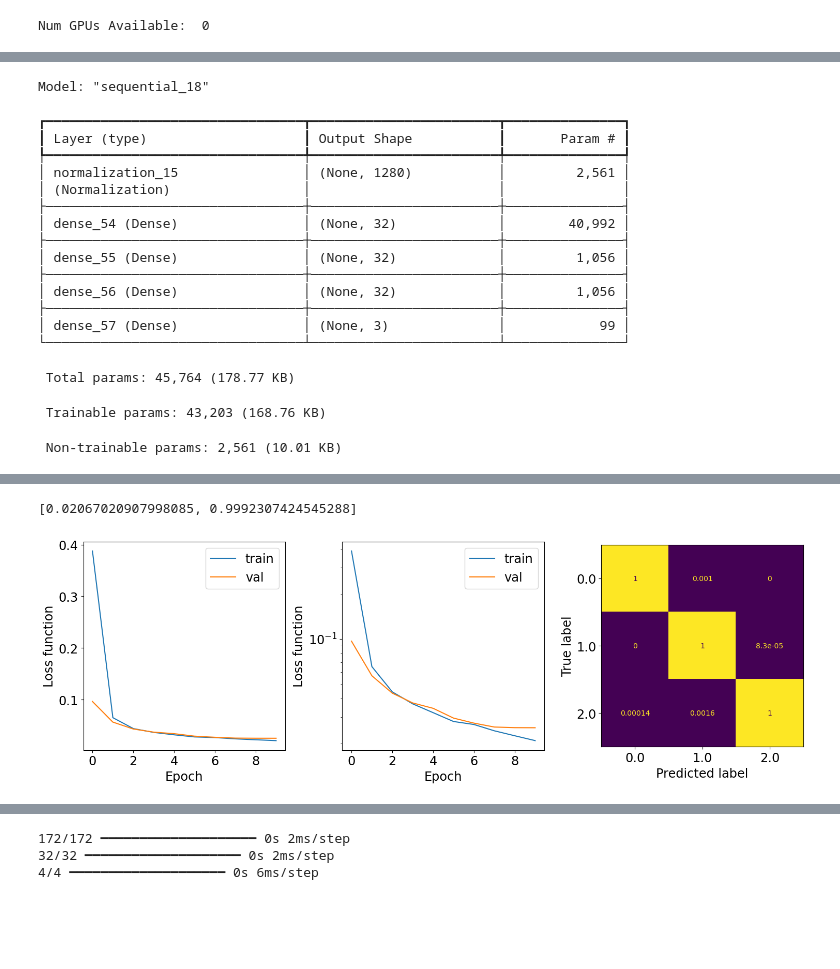
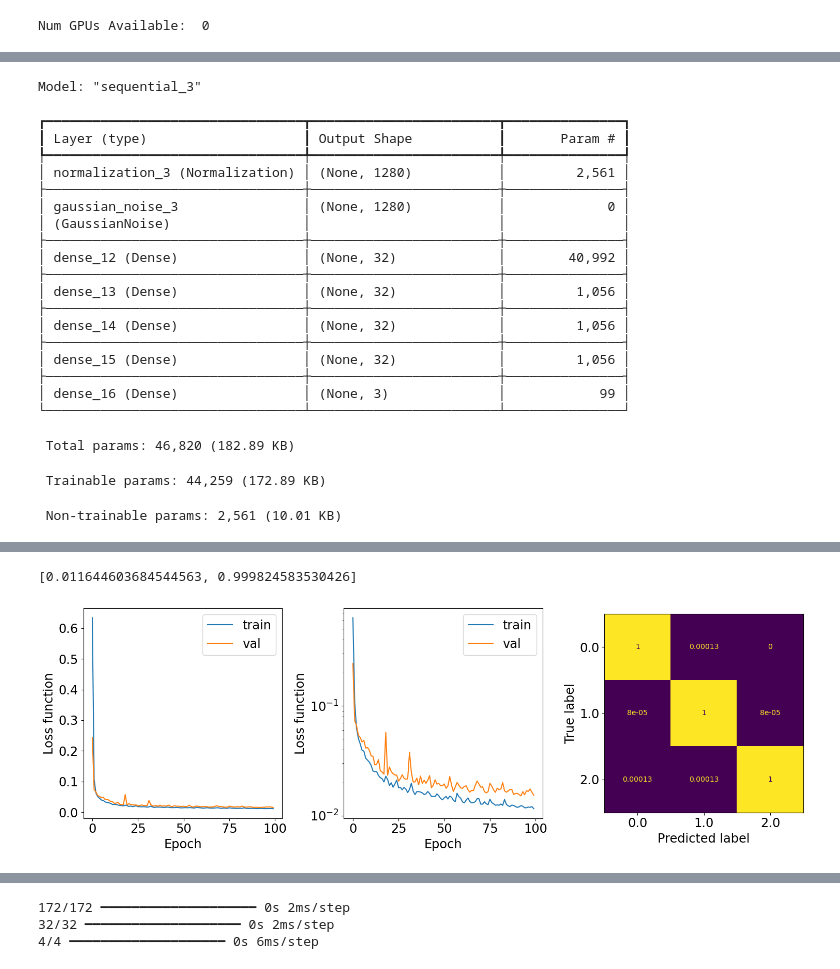
Before and after one commit to akalinow/RPi, a Jupyter notebook: FaceRecognition/FaceRecognition.ipynb, the cells around one changed output, grey strips where cells are left out. Cells and saved outputs as stored; diff of their text form; code cells hidden in the pictures; blank space fills up the shorter version.

```diff
--- a/FaceRecognition/FaceRecognition.ipynb
+++ b/FaceRecognition/FaceRecognition.ipynb
@@ -136,10 +130,14 @@ features = np.concatenate( (features_A, features_W, features_X) )
 
 features, labels = shuffle(features, labels, random_state=0)
 # %%
+%%time
+
 model = keras.Sequential(
     [
         layers.Input(shape=(features.shape[1],)),
         tf.keras.layers.Normalization(axis=-1),
+        tf.keras.layers.GaussianNoise(stddev=0.02),
+        layers.Dense(32, activation="sigmoid", kernel_regularizer=regularizers.L2(0.0001)),
         layers.Dense(32, activation="sigmoid", kernel_regularizer=regularizers.L2(0.0001)),
         layers.Dense(32, activation="sigmoid", kernel_regularizer=regularizers.L2(0.0001)),
         layers.Dense(32, activation="sigmoid", kernel_regularizer=regularizers.L2(0.0001)),
@@ -147,8 +145,17 @@ model = keras.Sequential(
     ]
 )
 
+batch_size = 64
+decay_steps = 5*len(labels)/batch_size
+initial_learning_rate = 0.001
+lr_schedule = keras.optimizers.schedules.ExponentialDecay(
+    initial_learning_rate,
+    decay_steps=decay_steps,
+    decay_rate=0.95,
+    staircase=True)
+
 model.compile(
-    optimizer=keras.optimizers.Adam(),  # Optimizer
+    optimizer=keras.optimizers.Adam(learning_rate=lr_schedule),
     # Loss function to minimize
     loss=keras.losses.SparseCategoricalCrossentropy(from_logits=False),
     # List of metrics to monitor
@@ -159,8 +166,8 @@ model.summary()
 history = model.fit(
     features,
     labels,
-    batch_size=64,
-    epochs=10,
+    batch_size=batch_size,
+    epochs=100,
     shuffle=True,
     validation_split = 0.1,
     #class_weight = {0:1.0,1:1.0,2:1.0},
@@ -172,21 +179,25 @@ plotHistory(model, history)
 model.save(filepath="./model_A_vs_W.keras")
 model.evaluate(features, labels, batch_size=128)
 # %% [output]
-Model: "sequential_18"
+Model: "sequential_3"
 ┏━━━━━━━━━━━━━━━━━━━━━━━━━━━━━━━━━┳━━━━━━━━━━━━━━━━━━━━━━━━┳━━━━━━━━━━━━━━━┓
 ┃ Layer (type)                    ┃ Output Shape           ┃       Param # ┃
 ┡━━━━━━━━━━━━━━━━━━━━━━━━━━━━━━━━━╇━━━━━━━━━━━━━━━━━━━━━━━━╇━━━━━━━━━━━━━━━┩
-│ normalization_15                │ (None, 1280)           │         2,561 │
-│ (Normalization)                 │                        │               │
+│ normalization_3 (Normalization) │ (None, 1280)           │         2,561 │
 ├─────────────────────────────────┼────────────────────────┼───────────────┤
-│ dense_54 (Dense)                │ (None, 32)             │        40,992 │
+│ gaussian_noise_3                │ (None, 1280)           │             0 │
+│ (GaussianNoise)                 │                        │               │
 ├─────────────────────────────────┼────────────────────────┼───────────────┤
-│ dense_55 (Dense)                │ (None, 32)             │         1,056 │
+│ dense_12 (Dense)                │ (None, 32)             │        40,992 │
 ├─────────────────────────────────┼────────────────────────┼───────────────┤
-│ dense_56 (Dense)                │ (None, 32)             │         1,056 │
+│ dense_13 (Dense)                │ (None, 32)             │         1,056 │
 ├─────────────────────────────────┼────────────────────────┼───────────────┤
-│ dense_57 (Dense)                │ (None, 3)              │            99 │
+│ dense_14 (Dense)                │ (None, 32)             │         1,056 │
+├─────────────────────────────────┼────────────────────────┼───────────────┤
+│ dense_15 (Dense)                │ (None, 32)             │         1,056 │
+├─────────────────────────────────┼────────────────────────┼───────────────┤
+│ dense_16 (Dense)                │ (None, 3)              │            99 │
 └─────────────────────────────────┴────────────────────────┴───────────────┘
- Total params: 45,764 (178.77 KB)
+ Total params: 46,820 (182.89 KB)
- Trainable params: 43,203 (168.76 KB)
+ Trainable params: 44,259 (172.89 KB)
  Non-trainable params: 2,561 (10.01 KB)
@@ -195,5 +208,5 @@ Model: "sequential_18"
-[0.02067020907998085, 0.9992307424545288]
+[0.011644603684544563, 0.999824583530426]
-[figure, old version]
+[figure, new version]
 # %%
 model = keras.saving.load_model("model_A_vs_W.keras")
 
```
Also changed, not shown: parts of 6 cells of this notebook, 3 other files.
